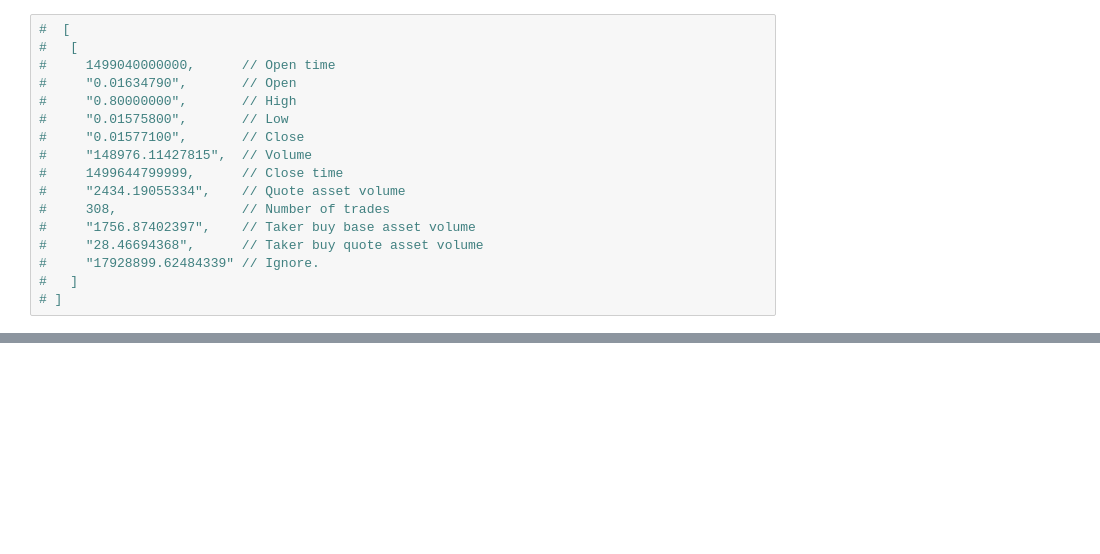
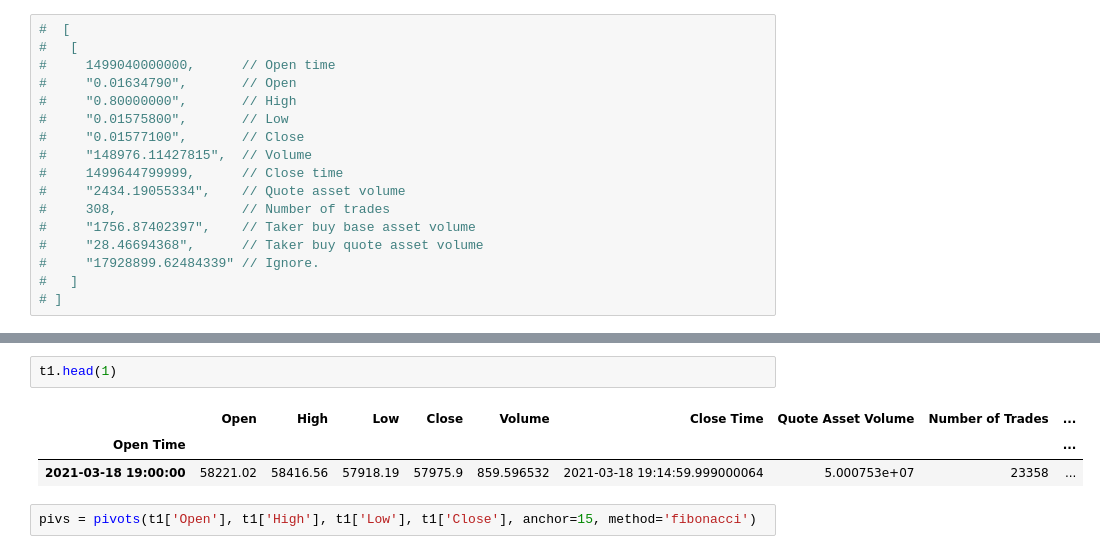
Before and after one commit to if722399/myst_proyecto_eq6, a Jupyter notebook: testR.ipynb, the cells around one changed output, grey strips where cells are left out. Cells and saved outputs as stored; diff of their text form; blank space fills up the shorter version.

```diff
--- a/testR.ipynb
+++ b/testR.ipynb
@@ -138,0 +242,8 @@ hist15m_df.head(2)
+# %%
+t1.head(1)
+# %% [output]
+|  | Open | High | Low | Close | Volume | Close Time | Quote Asset Volume | Number of Trades | ... |
+| Open Time |  |  |  |  |  |  |  |  | ... |
+| 2021-03-18 19:00:00 | 58221.02 | 58416.56 | 57918.19 | 57975.9 | 859.596532 | 2021-03-18 19:14:59.999000064 | 5.000753e+07 | 23358 | ... |
+# %%
+pivs = pivots(t1['Open'], t1['High'], t1['Low'], t1['Close'], anchor=15, method='fibonacci')
```
Also changed, not shown: parts of 48 cells of this notebook, 6 other files.
